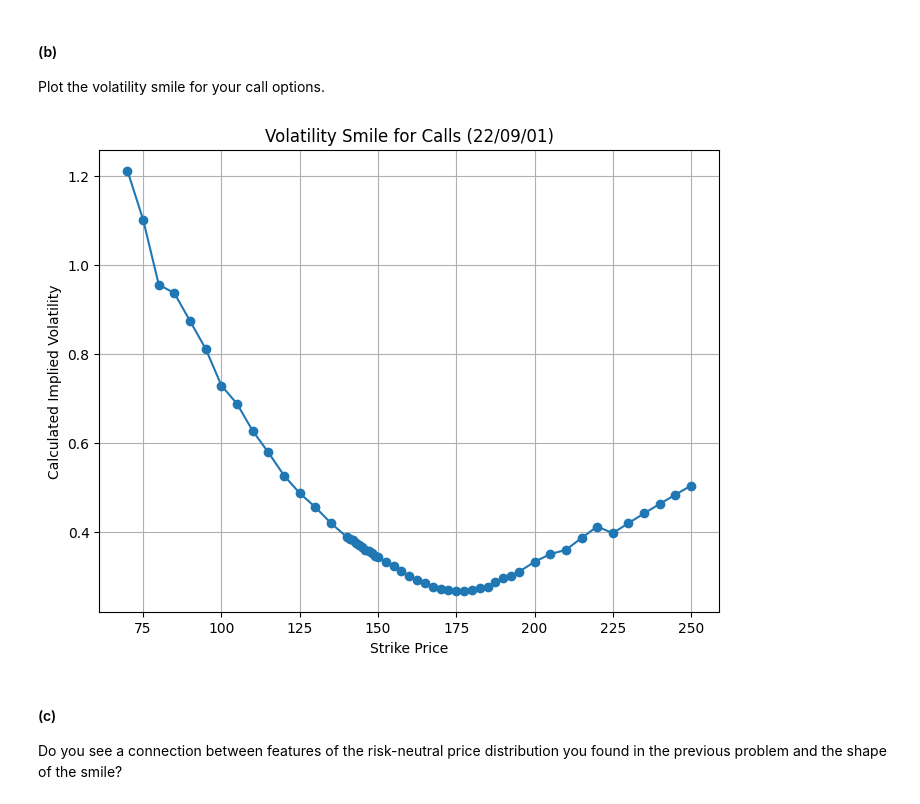
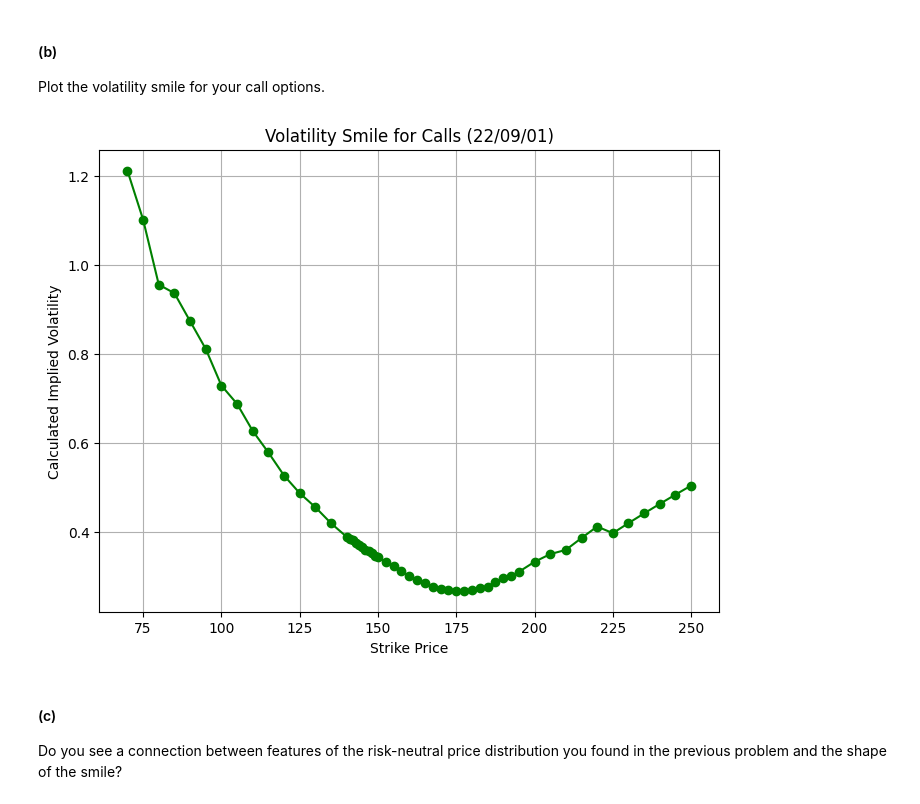
Before and after one commit to alexcraig043/math-86, a Jupyter notebook: homeworks/hw3/hw3.ipynb, the cells around one changed output. Saved outputs shown, nothing was run; the diff lists cells and outputs as text; code cells hidden in the pictures.

```diff
--- a/homeworks/hw3/hw3.ipynb
+++ b/homeworks/hw3/hw3.ipynb
@@ -461,20 +455,20 @@ Plot the volatility smile for your call options.
 # %%
 import matplotlib.pyplot as plt
 
 plt.figure(figsize=(8, 6))
 
 ## Sort the dataframe by strike price
 df_calls_sorted = df_calls.sort_values(by='strike')
 
 ## Plot volatility smile
-plt.plot(df_calls['strike'], df_calls['calculated_implied_vol'], marker='o', linestyle='-')
+plt.plot(df_calls['strike'], df_calls['calculated_implied_vol'], color = 'green', marker='o', linestyle='-')
 plt.xlabel('Strike Price')
 plt.ylabel('Calculated Implied Volatility')
 plt.title('Volatility Smile for Calls (22/09/01)')
 plt.grid(True)
 plt.show()
 # %% [output]
-[figure, old version]
+[figure, new version]
 # %% [markdown]
 #### (c)
 Do you see a connection between features of the risk-neutral price distribution you found in the previous problem and the shape of the smile?
```
Also changed, not shown: parts of 2 cells of this notebook.
